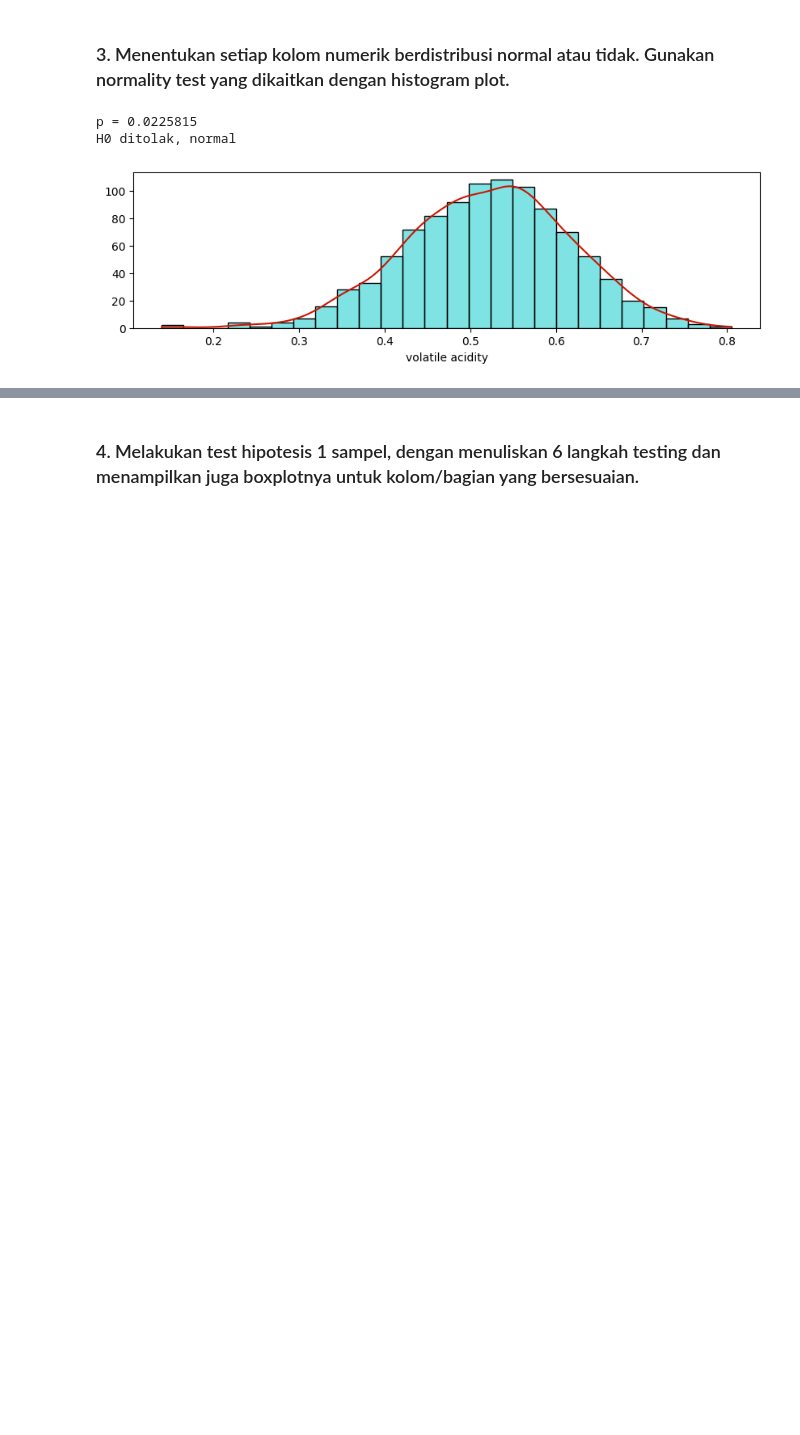
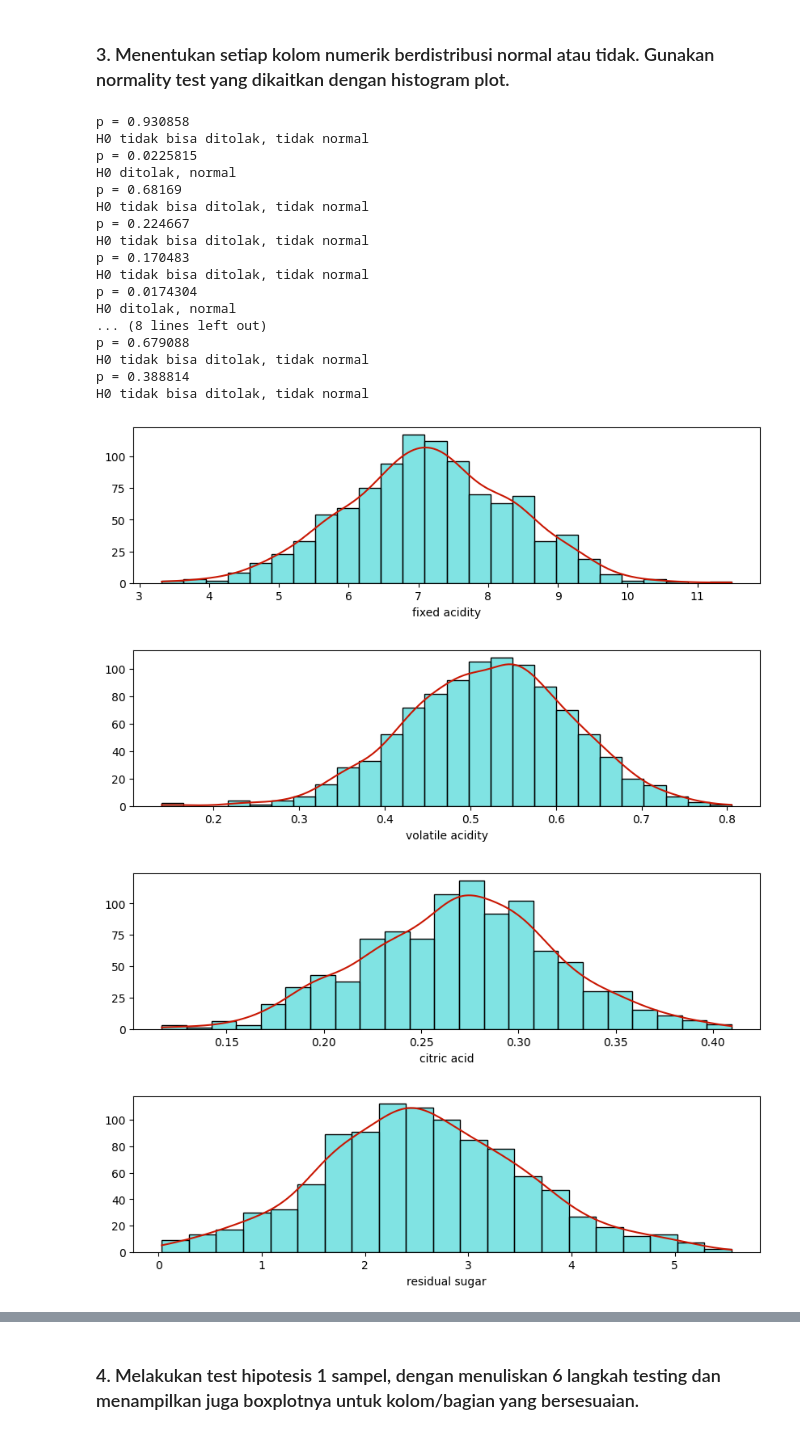
Before and after one commit to SaddamAnnais/K1-T1-IF2220-13521099, a Jupyter notebook: main.ipynb, the cells around one changed output, grey strips where cells are left out. Cells and saved outputs as stored; diff of their text form; code cells hidden in the pictures; blank space fills up the shorter version.

```diff
--- a/main.ipynb
+++ b/main.ipynb
@@ -277,19 +278,41 @@ hist_box_plot(anggur, anggur.columns[11])
 ### 3. Menentukan setiap kolom numerik berdistribusi normal atau tidak. Gunakan normality test yang dikaitkan dengan histogram plot.
 # %%
 def normality(column):
-    k2,p = stats.normaltest(anggur[column])
+    k2, p = st.normaltest(anggur[column])
     alpha = 5e-2
     print("p = {:g}".format(p))
     if p < alpha:
         print("H0 ditolak, normal")
     else:
         print("H0 tidak bisa ditolak, tidak normal")
-    fig, ax1 =plt.subplots(nrows=1,ncols = 1, figsize=(10, 2.5), sharex=True)
-    g1 = sns.histplot(data = anggur, x = column, ax=ax1, color="#03c9c9", kde = True, line_kws={"linewidth": 1.5, "alpha": 1})
+    fig, ax1 = plt.subplots(nrows=1, ncols=1, figsize=(10, 2.5), sharex=True)
+    g1 = sns.histplot(data=anggur, x=column, ax=ax1, color="#03c9c9",
+                      kde=True, line_kws={"linewidth": 1.5, "alpha": 1})
     g1.lines[0].set_color('#c91703')
     g1.set(ylabel=None)
-normality(columns[1])
+
+
+for cols in anggur.columns :
+    normality(cols)
 # %% [output]
+p = 0.930858
+H0 tidak bisa ditolak, tidak normal
 p = 0.0225815
 H0 ditolak, normal
+p = 0.68169
+H0 tidak bisa ditolak, tidak normal
+p = 0.224667
+H0 tidak bisa ditolak, tidak normal
+p = 0.170483
+H0 tidak bisa ditolak, tidak normal
+p = 0.0174304
+H0 ditolak, normal
+... (8 lines left out)
+p = 0.679088
+H0 tidak bisa ditolak, tidak normal
+p = 0.388814
+H0 tidak bisa ditolak, tidak normal
-[figure, old version]
+[figure, new version]
+[figure, added]
+[figure, added]
+[figure, added]
```
Also changed, not shown: parts of 26 cells of this notebook.
